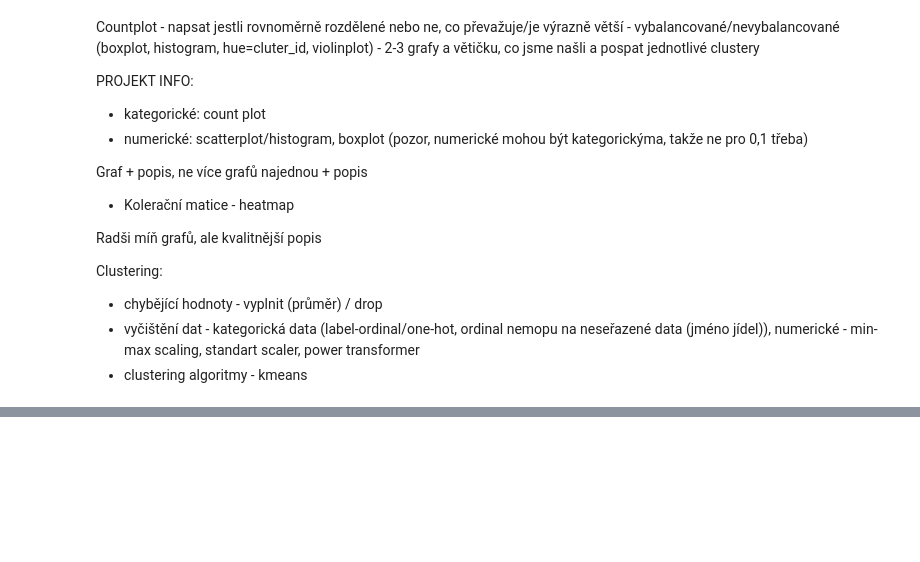
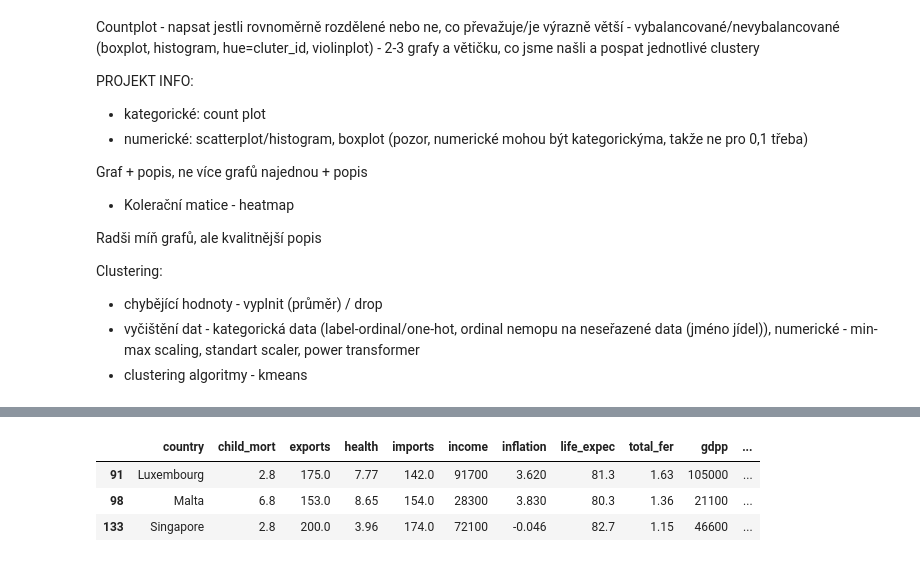
Before and after one commit to patrick11514/VSB, a Jupyter notebook: ZSU/fml_06.ipynb, the cells around one changed output, grey strips where cells are left out. Drawn from its saved outputs; the diff is of its cells as text; code cells hidden in the pictures; blank space fills up the shorter version.

```diff
--- a/ZSU/fml_06.ipynb
+++ b/ZSU/fml_06.ipynb
@@ -166,0 +257,7 @@ agglo - dendogram
+# %%
+df[df["cluster_id"] == 2]
+# %% [output]
+|  | country | child_mort | exports | health | imports | income | inflation | life_expec | total_fer | gdpp | ... |
+| 91 | Luxembourg | 2.8 | 175.0 | 7.77 | 142.0 | 91700 | 3.620 | 81.3 | 1.63 | 105000 | ... |
+| 98 | Malta | 6.8 | 153.0 | 8.65 | 154.0 | 28300 | 3.830 | 80.3 | 1.36 | 21100 | ... |
+| 133 | Singapore | 2.8 | 200.0 | 3.96 | 174.0 | 72100 | -0.046 | 82.7 | 1.15 | 46600 | ... |
```
Also changed, not shown: parts of 13 cells of this notebook.
